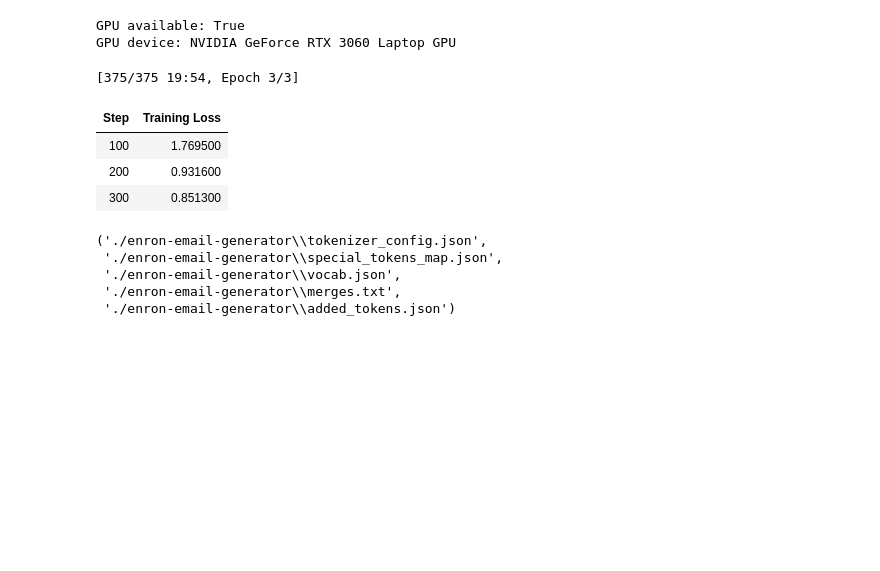
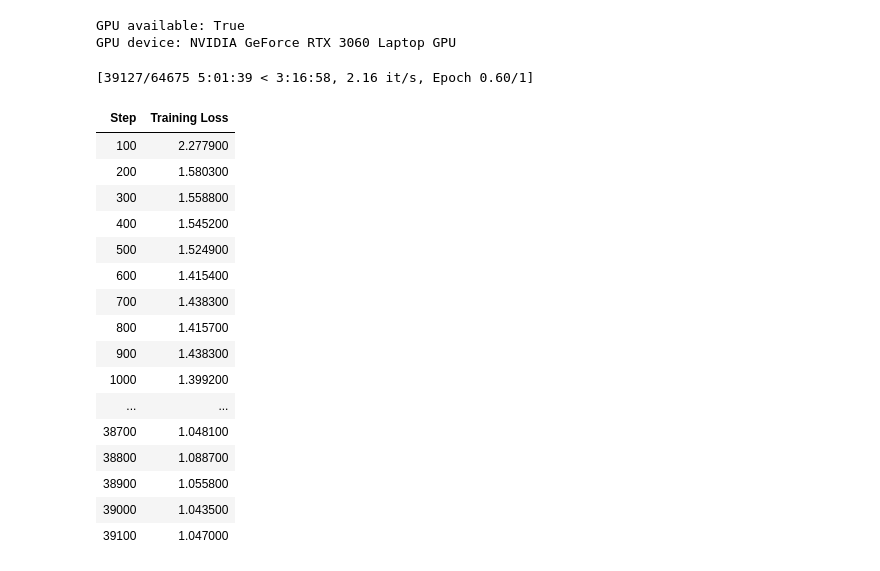
Before and after one commit to Devansh-Patel-2929/Automated-markating-mail-generator, a Jupyter notebook: tes.ipynb, the cells around one changed output. Saved outputs shown, nothing was run; the diff lists cells and outputs as text; code cells hidden in the pictures; blank space fills up the shorter version.

```diff
--- a/tes.ipynb
+++ b/tes.ipynb
@@ -8,7 +8,7 @@ warnings.filterwarnings("ignore", category=DeprecationWarning, module="tensorflo
 import pandas as pd
 
 # Load only first 5k entries
-df = pd.read_csv('emails.csv', names=['file', 'content'], header=None, nrows=1000)  # <-- LIMIT HERE
+df = pd.read_csv('emails.csv', names=['file', 'content'], header=None, nrows=21280497)  # <-- LIMIT HERE
 
 def parse_email(content):
     headers = {}
@@ -83,44 +83,52 @@ model = GPT2LMHeadModel.from_pretrained('gpt2').to(device)
 # Optimized training args for GPU
 training_args = TrainingArguments(
     output_dir='./results',
-    num_train_epochs=3,
+    num_train_epochs=1,
     per_device_train_batch_size=4,
     gradient_accumulation_steps=2,  # Better GPU memory utilization
     fp16=True,
     logging_dir='./logs',
     logging_steps=100,
     learning_rate=5e-5,
     optim="adamw_torch_fused",
     report_to="none",  # Disables external services
     save_strategy="no",  # Reduces file I/O
     disable_tqdm=False  # Ensures progress bars work
 )
 
 trainer = Trainer(
     model=model,
     args=training_args,
     train_dataset=train_dataset,
 )
 
 # Start training
 trainer.train()
 
 # Save model
 model.save_pretrained('./enron-email-generator')
 tokenizer.save_pretrained('./enron-email-generator')
 # %% [output]
 GPU available: True
 GPU device: NVIDIA GeForce RTX 3060 Laptop GPU
-[375/375 19:54, Epoch 3/3]
+[39127/64675 5:01:39 < 3:16:58, 2.16 it/s, Epoch 0.60/1]
 | Step | Training Loss |
-| 100 | 1.769500 |
-| 200 | 0.931600 |
-| 300 | 0.851300 |
+| 100 | 2.277900 |
+| 200 | 1.580300 |
+| 300 | 1.558800 |
+| 400 | 1.545200 |
+| 500 | 1.524900 |
+| 600 | 1.415400 |
+| 700 | 1.438300 |
+| 800 | 1.415700 |
+| 900 | 1.438300 |
+| 1000 | 1.399200 |
+| ... | ... |
+| 38700 | 1.048100 |
+| 38800 | 1.088700 |
+| 38900 | 1.055800 |
+| 39000 | 1.043500 |
+| 39100 | 1.047000 |
-('./enron-email-generator\\tokenizer_config.json',
- './enron-email-generator\\special_tokens_map.json',
- './enron-email-generator\\vocab.json',
- './enron-email-generator\\merges.txt',
- './enron-email-generator\\added_tokens.json')
 # %%
 def generate_email(to, subject, max_length=600):
     device = torch.device("cuda" if torch.cuda.is_available() else "cpu")
```
Also changed, not shown: parts of 1 cell of this notebook.
